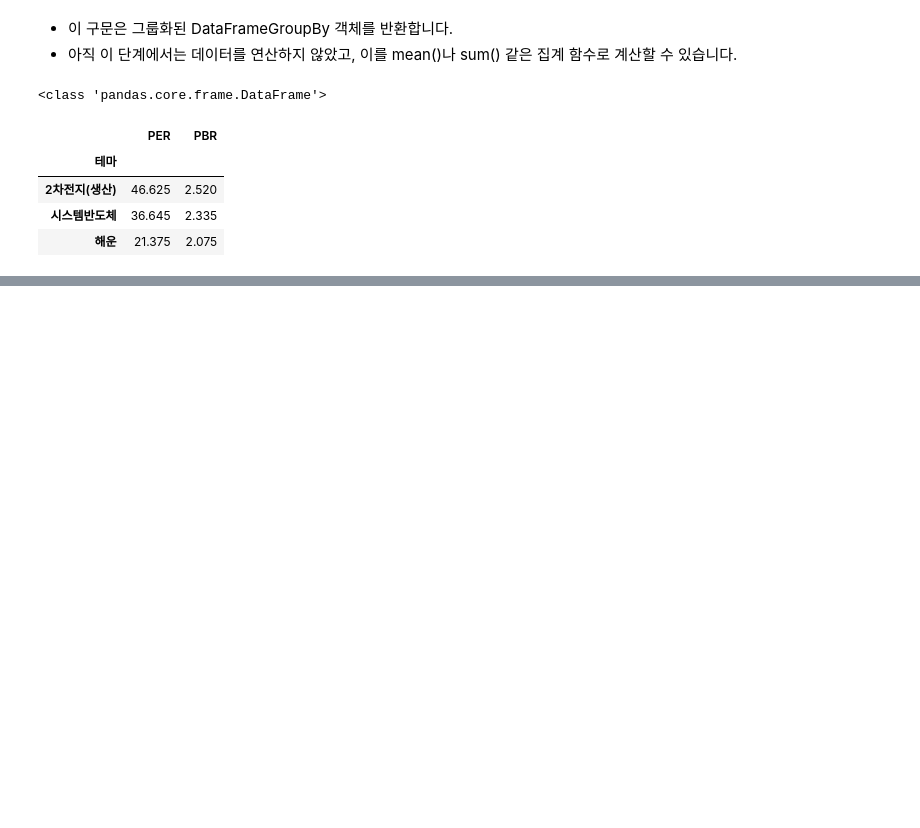
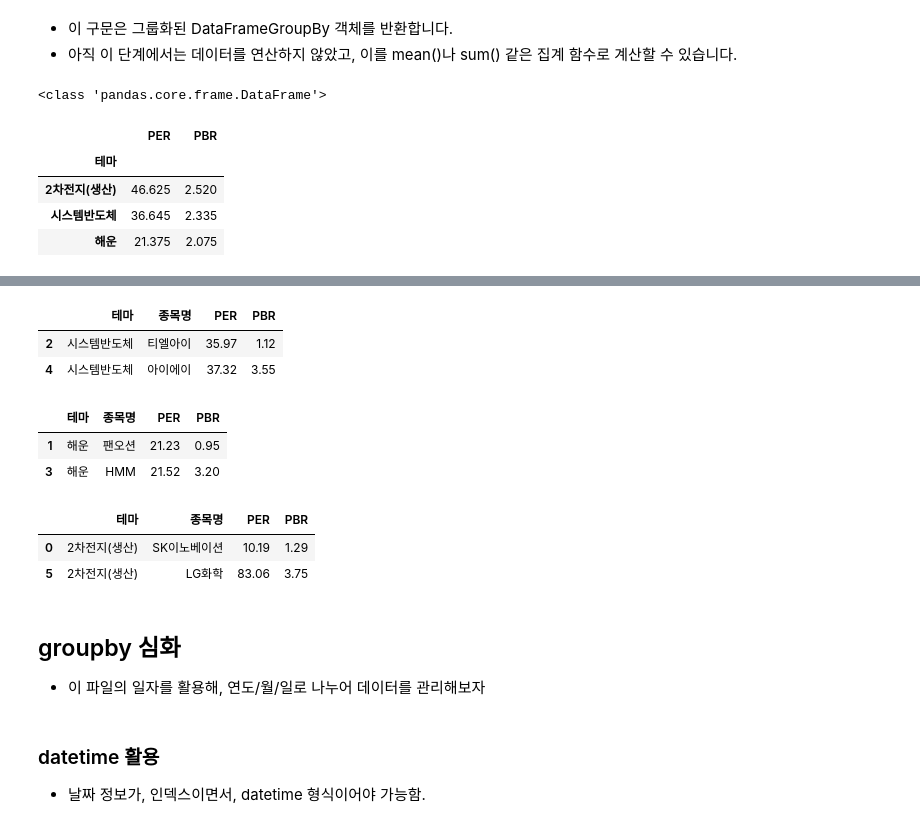
Before and after one commit to dsleslie/iMDGBA, a Jupyter notebook: 02_ds_basic/04_pandas_visualizing_plotly.ipynb, the cells around one changed output, grey strips where cells are left out. Drawn from its saved outputs; the diff is of its cells as text; code cells hidden in the pictures; blank space fills up the shorter version.

```diff
--- a/02_ds_basic/04_pandas_visualizing_plotly.ipynb
+++ b/02_ds_basic/04_pandas_visualizing_plotly.ipynb
@@ -548,0 +582,24 @@ result2
+# %%
+df.groupby('테마').get_group('시스템반도체')
+# %% [output]
+|  | 테마 | 종목명 | PER | PBR |
+| 2 | 시스템반도체 | 티엘아이 | 35.97 | 1.12 |
+| 4 | 시스템반도체 | 아이에이 | 37.32 | 3.55 |
+# %%
+df.groupby('테마').get_group('해운')
+# %% [output]
+|  | 테마 | 종목명 | PER | PBR |
+| 1 | 해운 | 팬오션 | 21.23 | 0.95 |
+| 3 | 해운 | HMM | 21.52 | 3.20 |
+# %%
+df.groupby('테마').get_group('2차전지(생산)')
+# %% [output]
+|  | 테마 | 종목명 | PER | PBR |
+| 0 | 2차전지(생산) | SK이노베이션 | 10.19 | 1.29 |
+| 5 | 2차전지(생산) | LG화학 | 83.06 | 3.75 |
+# %% [markdown]
+## groupby 심화
+- 이 파일의 일자를 활용해, 연도/월/일로 나누어 데이터를 관리해보자
+# %% [markdown]
+### datetime 활용
+- 날짜 정보가, 인덱스이면서, datetime 형식이어야 가능함.
```
Also changed, not shown: parts of 25 cells of this notebook.
